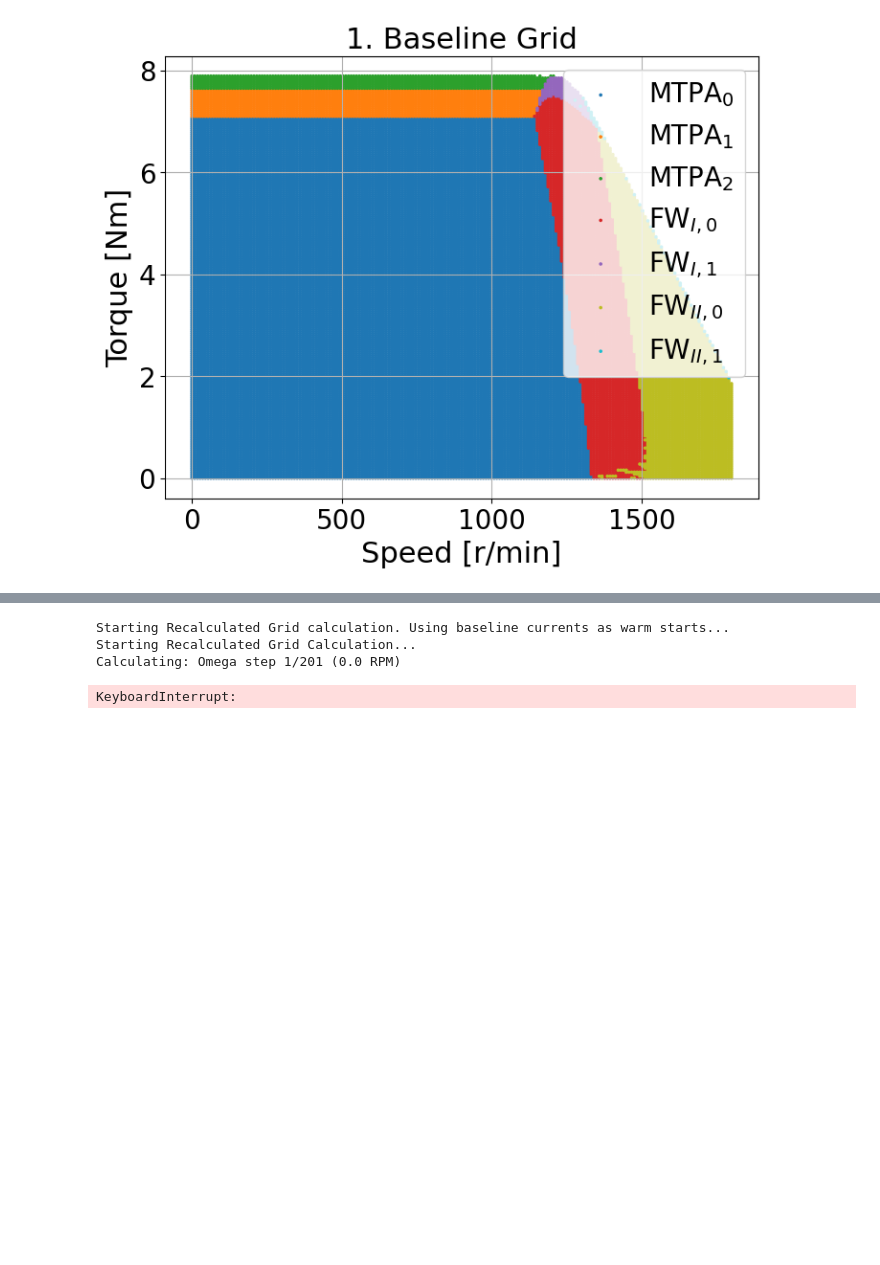
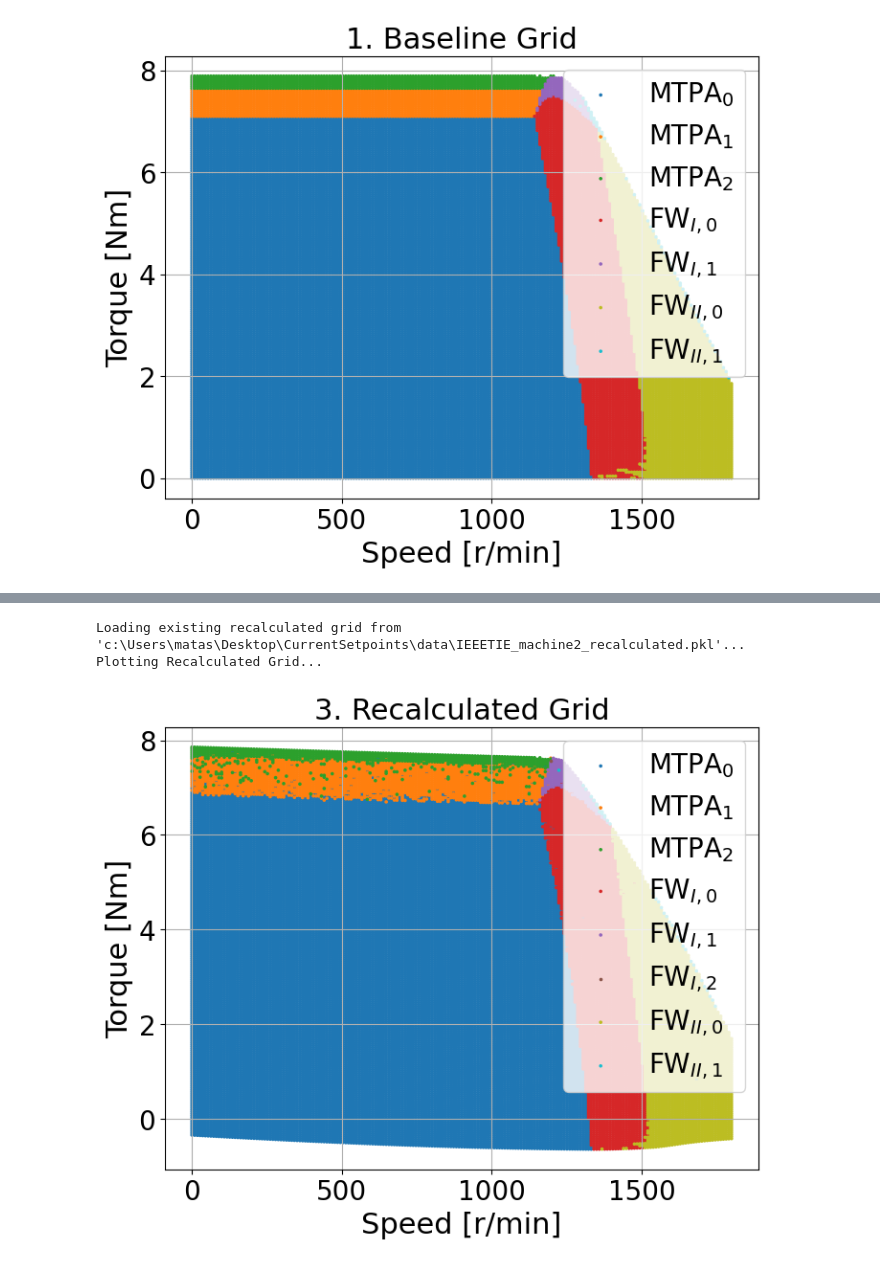
Before and after one commit to AI-RICE/current-setpoints, a Jupyter notebook: notebooks/main.ipynb, the cells around one changed output, grey strips where cells are left out. Saved outputs shown, nothing was run; the diff lists cells and outputs as text; code cells hidden in the pictures; blank space fills up the shorter version.

```diff
--- a/notebooks/main.ipynb
+++ b/notebooks/main.ipynb
@@ -130,31 +130,36 @@ Plotting Correction Grid (Neural Predicted Torques)...
 # %%
 recalc_filename = os.path.join(data_dir, "IEEETIE_machine2_recalculated.pkl")
 
 if os.path.isfile(recalc_filename):
     print(f"Loading existing recalculated grid from '{recalc_filename}'...")
     with open(recalc_filename, "rb") as file:
         recalc_grid_result = pickle.load(file)
 else:
-    print("Starting Recalculated Grid calculation. Using baseline currents as warm starts...")
+    print(
+        "Starting Recalculated Grid calculation. Using baseline currents as warm starts..."
+    )
     recalc_grid_result = calculate_grid(
         optimizer=neural_optimizer,
         transform=transform,
         opts=grid_opts,
         mode="recalculated",
-        dict_grid_corr=correction_grid_result
+        dict_grid_corr=correction_grid_result,
     )
     with open(recalc_filename, "wb") as file:
         pickle.dump(recalc_grid_result, file)
     print(f"Recalculated Grid successfully calculated and saved to '{recalc_filename}'")
 
 print("Plotting Recalculated Grid...")
 recalc_machine_data = grid_to_data(recalc_grid_result, k_skip=1)
-plot_grid_segments(recalc_machine_data, title="3. Recalculated Grid")
+plot_grid_segments(
+    recalc_machine_data,
+    title="3. Recalculated Grid",
+    override_torq_2d=recalc_grid_result["grid_torq_neural"],
+)
 # %% [output]
-Starting Recalculated Grid calculation. Using baseline currents as warm starts...
-Starting Recalculated Grid Calculation...
-Calculating: Omega step 1/201 (0.0 RPM)
+Loading existing recalculated grid from 'c:\Users\matas\Desktop\CurrentSetpoints\data\IEEETIE_machine2_recalculated.pkl'...
+Plotting Recalculated Grid...
-KeyboardInterrupt:
+[figure, added]
 # %%
 neural_filename = os.path.join(data_dir, "IEEETIE_machine2_compensated.pkl")
 
```
Also changed, not shown: parts of 6 cells of this notebook, 8 other files.
